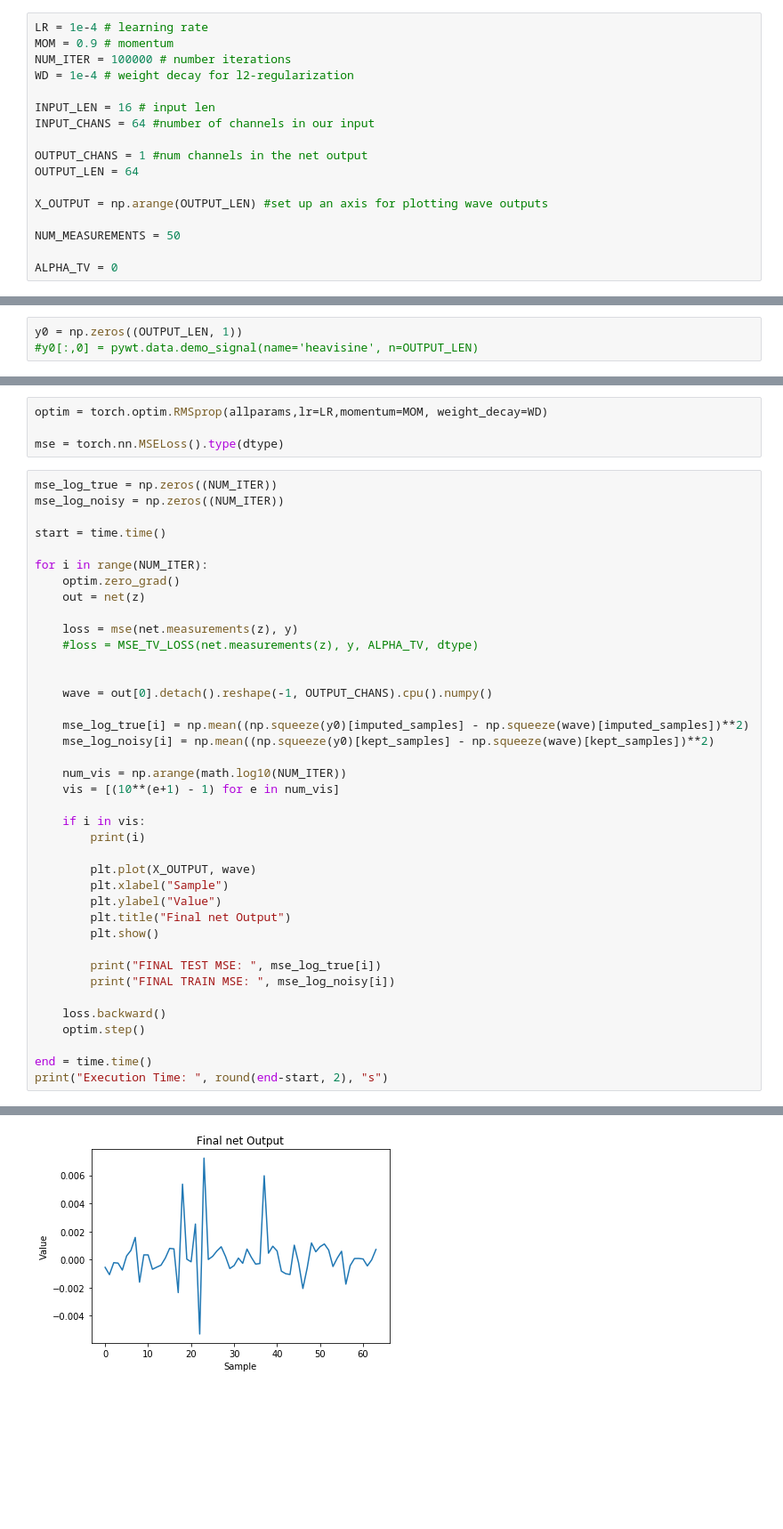
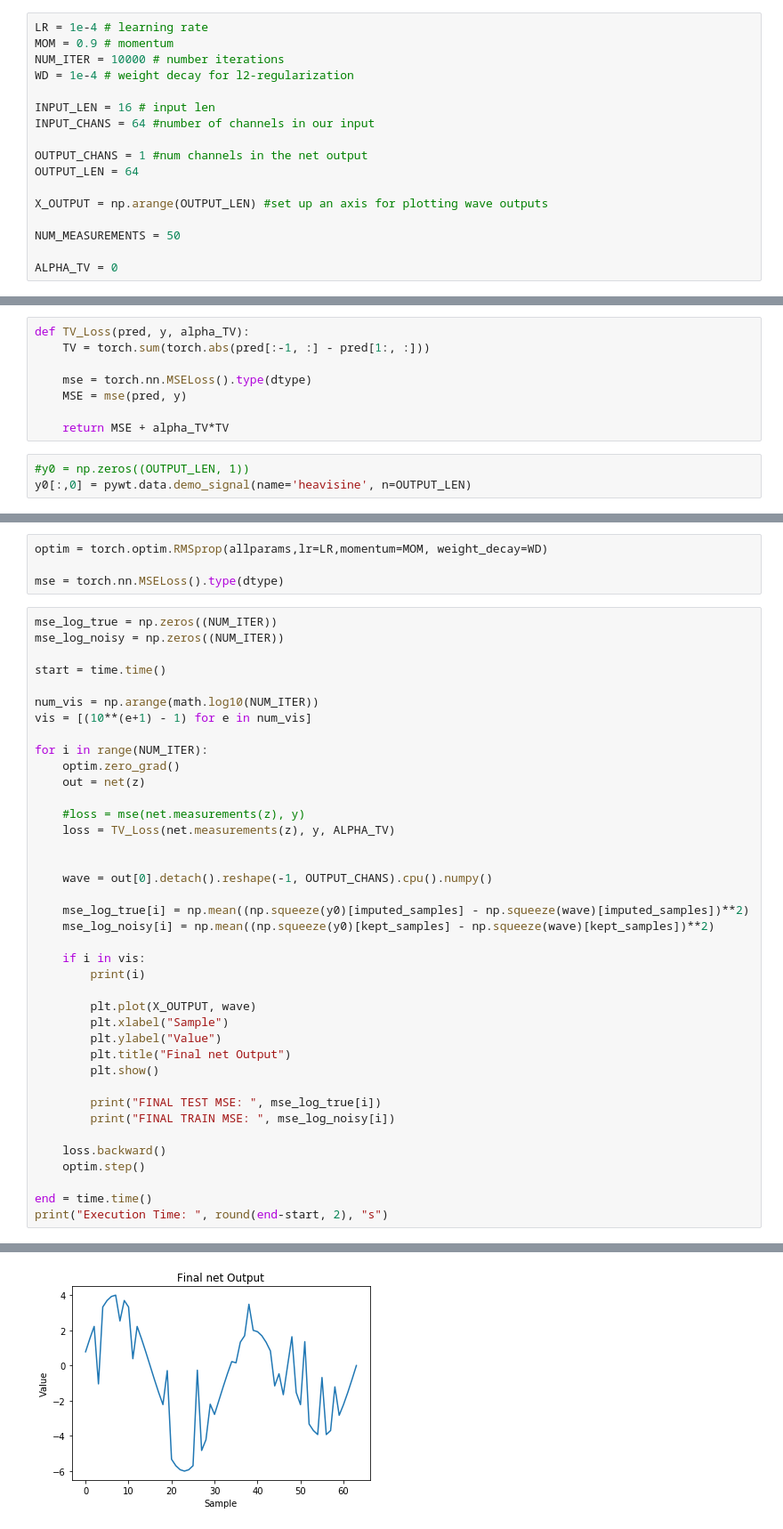
Before and after one commit to Sriram-Ravula/Sine_DIP, a Jupyter notebook: Z testing.ipynb, the cells around one changed output, grey strips where cells are left out. Shown at 89% size. Cells and saved outputs as stored; diff of their text form; blank space fills up the shorter version.

```diff
--- a/Z testing.ipynb
+++ b/Z testing.ipynb
@@ -28,7 +28,7 @@ env: CUDA_VISIBLE_DEVICES=0
 # %%
 LR = 1e-4 # learning rate
 MOM = 0.9 # momentum
-NUM_ITER = 100000 # number iterations
+NUM_ITER = 10000 # number iterations
 WD = 1e-4 # weight decay for l2-regularization
 
 INPUT_LEN = 16 # input len
@@ -89,9 +89,17 @@ class DCGAN(nn.Module):
             return meas.cuda()
         else:
             return meas
+# %%
+def TV_Loss(pred, y, alpha_TV):
+    TV = torch.sum(torch.abs(pred[:-1, :] - pred[1:, :]))
+
+    mse = torch.nn.MSELoss().type(dtype)
+    MSE = mse(pred, y)
+
+    return MSE + alpha_TV*TV
 # %%
-y0 = np.zeros((OUTPUT_LEN, 1))
-#y0[:,0] = pywt.data.demo_signal(name='heavisine', n=OUTPUT_LEN)
+#y0 = np.zeros((OUTPUT_LEN, 1))
+y0[:,0] = pywt.data.demo_signal(name='heavisine', n=OUTPUT_LEN)
 # %%
 def get_stats(x):
     a = np.min(x)
@@ -171,21 +179,21 @@ mse_log_noisy = np.zeros((NUM_ITER))
 
 start = time.time()
 
+num_vis = np.arange(math.log10(NUM_ITER))
+vis = [(10**(e+1) - 1) for e in num_vis]
+
 for i in range(NUM_ITER):
     optim.zero_grad()
     out = net(z)
 
-    loss = mse(net.measurements(z), y)
-    #loss = MSE_TV_LOSS(net.measurements(z), y, ALPHA_TV, dtype)
+    #loss = mse(net.measurements(z), y)
+    loss = TV_Loss(net.measurements(z), y, ALPHA_TV)
 
 
     wave = out[0].detach().reshape(-1, OUTPUT_CHANS).cpu().numpy()
 
     mse_log_true[i] = np.mean((np.squeeze(y0)[imputed_samples] - np.squeeze(wave)[imputed_samples])**2)
     mse_log_noisy[i] = np.mean((np.squeeze(y0)[kept_samples] - np.squeeze(wave)[kept_samples])**2)
-
-    num_vis = np.arange(math.log10(NUM_ITER))
-    vis = [(10**(e+1) - 1) for e in num_vis]
 
     if i in vis:
         print(i)
@@ -220,2 +228,2 @@ FINAL TRAIN MSE:  8.926609892151633e-09
 9999
-[figure, old version]
+[figure, new version]
```
Also changed, not shown: parts of 3 cells of this notebook, 1 other file.
